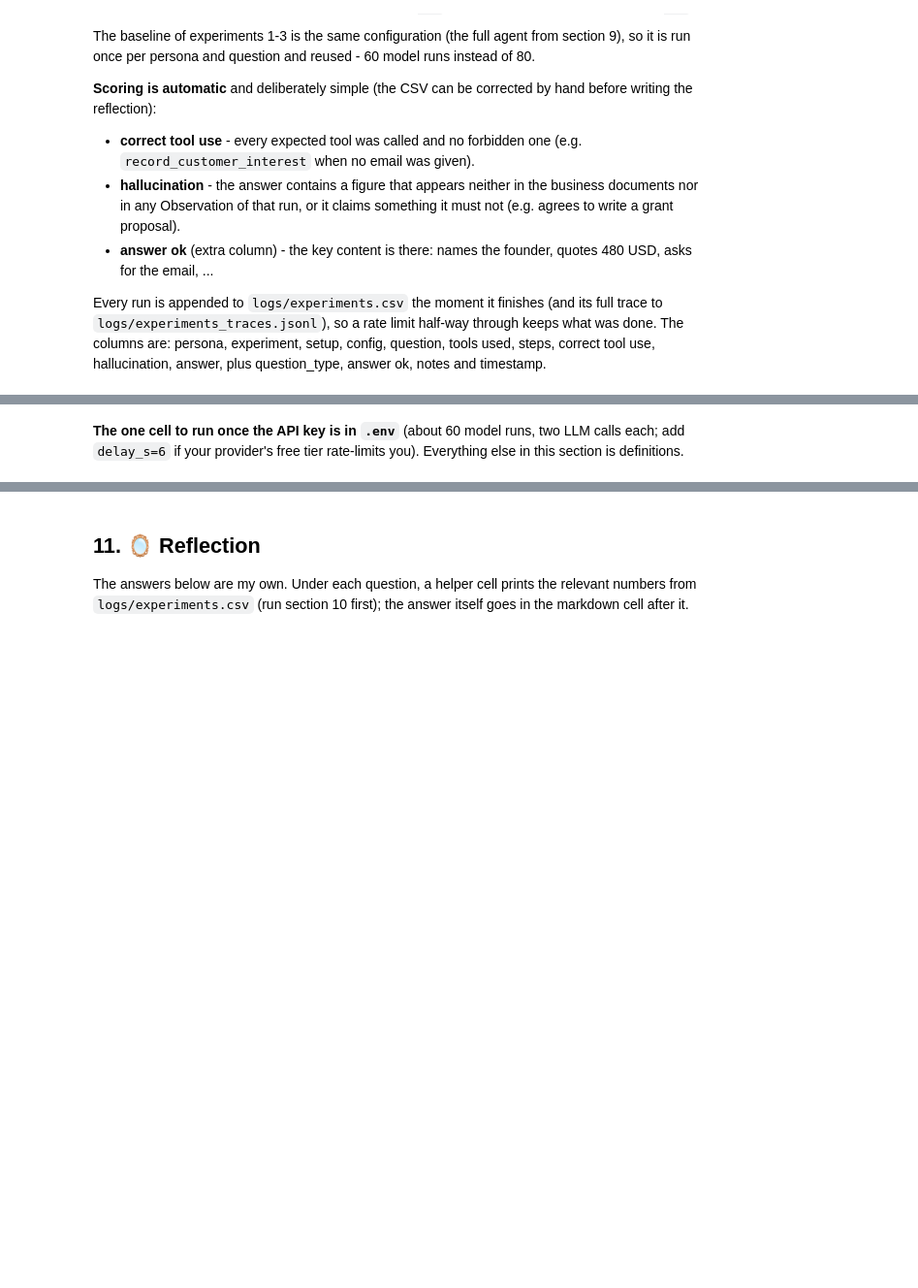
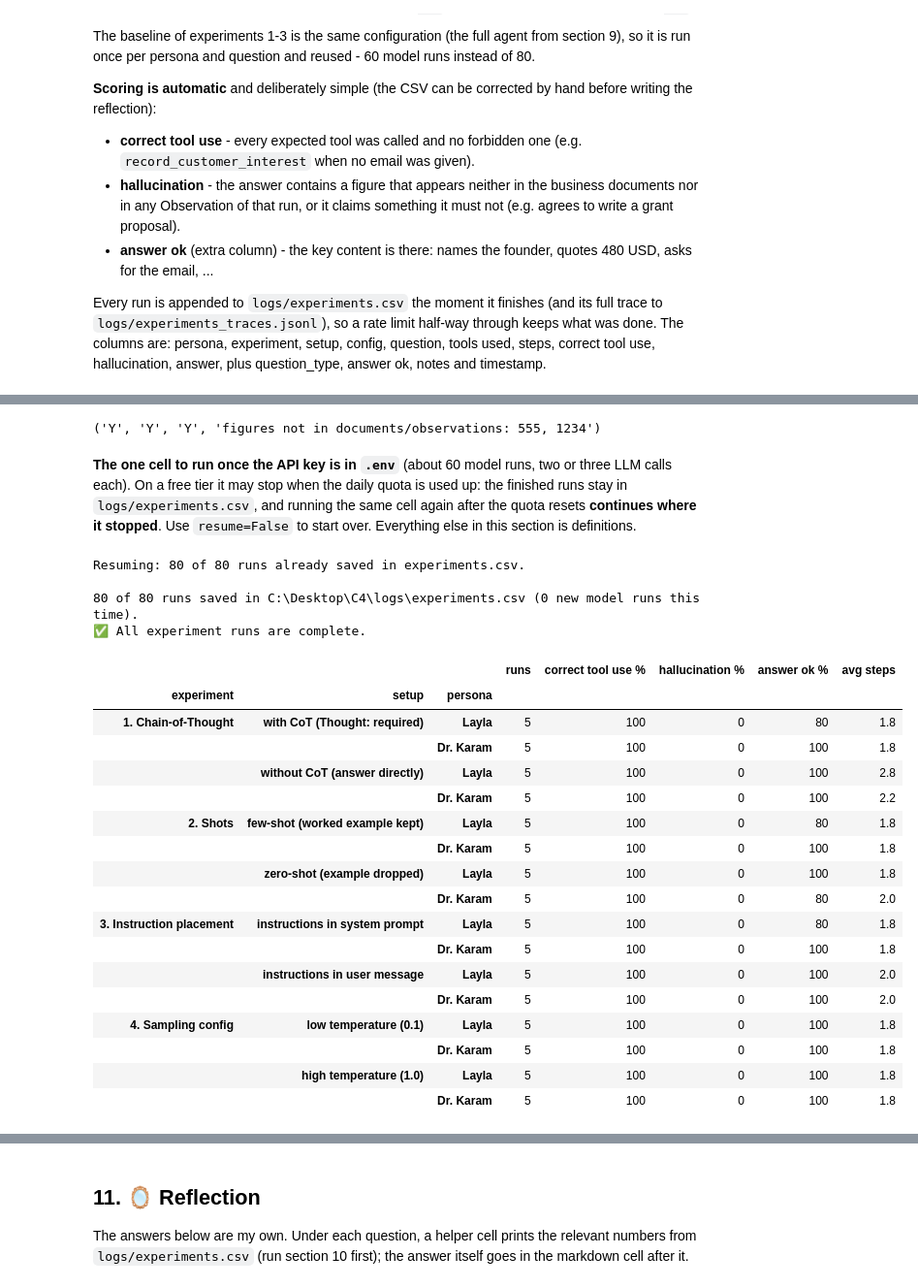
Before and after one commit to zeinasleiman28/C4-reactagent, a Jupyter notebook: c4_react_agent.ipynb, the cells around one changed output, grey strips where cells are left out. Shown at 97% size. Cells and saved outputs as stored; diff of their text form; code cells hidden in the pictures; blank space fills up the shorter version.

```diff
--- a/c4_react_agent.ipynb
+++ b/c4_react_agent.ipynb
@@ -295,22 +335,48 @@ def make_api_kwargs(llm_config):
     return kwargs
 
 
+class QuotaExhaustedError(Exception):
+    """The provider's daily (free-tier) request quota is used up: stop instead of retrying."""
+
+
+QUOTA_EXHAUSTED = False      # set once the daily quota is hit, so later calls fail fast instead of waiting
+RATE_LIMIT_WAIT_S = 60       # pause after a per-minute rate limit before trying again
+
+
 def call_llm(messages, llm_config):
     """One chat-completion call. stop=["Observation:"] prevents the model from inventing tool results."""
+    global QUOTA_EXHAUSTED
     if client is None:
         raise LLMConfigError("No LLM client: add your API key to .env and re-run the Setup cell.")
-    for _ in range(len(llm_config) + 1):
+    if QUOTA_EXHAUSTED:
+        raise QuotaExhaustedError("The daily request quota is used up; try again after it resets.")
+    rate_limit_retries = 0
+    for _ in range(len(llm_config) + 4):
         kwargs = make_api_kwargs(llm_config)
         try:
             response = client.chat.completions.create(
                 model=MODEL, messages=messages, stop=["Observation:"], **kwargs
             )
             return response.choices[0].message.content or ""
+        except openai.RateLimitError as e:
+            # Free tiers have a per-DAY quota (stop) and a per-MINUTE limit (wait and retry).
+            # Google names the quota that was hit, e.g. "GenerateRequestsPerDayPerProjectPerModel-FreeTier".
+            per_day = "PerDay" in str(e)
+            per_minute = "PerMinute" in str(e)
+            if per_day or (not per_minute and rate_limit_retries >= 3):
+                QUOTA_EXHAUSTED = True
+                raise QuotaExhaustedError("The daily request quota is used up; try again after it resets.") from None
+            rate_limit_retries += 1
+            safe_print(f"⏳ Per-minute rate limit reached; waiting {RATE_LIMIT_WAIT_S}s before retrying.")
+            time.sleep(RATE_LIMIT_WAIT_S)
         except openai.BadRequestError as e:
             # The provider refused a setting: find which one, remember it, retry without it.
-            message = str(e)
-            rejected = [k for k in llm_config if k not in UNSUPPORTED_PARAMS
-                        and (k in message or (k == "thinking_budget" and "thinking" in message))]
+            message = str(e).lower()
+            # Providers name the setting ("Unknown name \"top_k\"") or only describe it ("Penalty is not enabled")
+            hints = {"thinking_budget": "thinking", "frequency_penalty": "penalty", "presence_penalty": "penalty"}
+            candidates = [k for k in llm_config if k not in UNSUPPORTED_PARAMS]
+            rejected = ([k for k in candidates if k in message]
+                        or [k for k in candidates if k in hints and hints[k] in message])
             if not rejected:   # the error does not name a setting: drop every non-standard one
                 rejected = [k for k in llm_config if k not in STANDARD_PARAMS and k not in UNSUPPORTED_PARAMS]
             if not rejected:
@@ -831,6 +1120,8 @@ _fake_result = {"answer": "A donor outreach campaign is 600 USD; with the 20% sm
                           {"type": "observation", "tool": "estimate_campaign_package", "result": {"one_time_total_usd": 480}}],
                 "error": None}
 print(score_run(TEST_QUESTIONS[1], _fake_result))   # tools Y, hallucination Y (555, 1234), answer ok Y
+# %% [output]
+('Y', 'Y', 'Y', 'figures not in documents/observations: 555, 1234')
 # %%
 # ---- Running everything and logging to CSV ------------------------------------------------
 import csv
@@ -941,10 +1287,35 @@ def summarize_experiments(df):
                 verdict.append(f"{label}: '{winner}' better by {abs(a[i] - b[i])} run(s)")
         print("  -> " + "; ".join(verdict))
 # %% [markdown]
-**The one cell to run once the API key is in `.env`** (about 60 model runs, two LLM calls each; add
-`delay_s=6` if your provider's free tier rate-limits you). Everything else in this section is definitions.
+**The one cell to run once the API key is in `.env`** (about 60 model runs, two or three LLM calls each).
+On a free tier it may stop when the daily quota is used up: the finished runs stay in `logs/experiments.csv`,
+and running the same cell again after the quota resets **continues where it stopped**. Use `resume=False` to
+start over. Everything else in this section is definitions.
 # %%
-results = run_all_experiments()          # e.g. run_all_experiments(delay_s=6) on a rate-limited free tier
+results = run_all_experiments(delay_s=6)     # resumes from logs/experiments.csv; delay_s for free-tier limits
 comparison_table(results)
+# %% [output]
+Resuming: 80 of 80 runs already saved in experiments.csv.
+
+80 of 80 runs saved in C:\Desktop\C4\logs\experiments.csv (0 new model runs this time).
+✅ All experiment runs are complete.
+|  |  |  | runs | correct tool use % | hallucination % | answer ok % | avg steps |
+| experiment | setup | persona |  |  |  |  |  |
+| 1. Chain-of-Thought | with CoT (Thought: required) | Layla | 5 | 100 | 0 | 80 | 1.8 |
+|  |  | Dr. Karam | 5 | 100 | 0 | 100 | 1.8 |
+|  | without CoT (answer directly) | Layla | 5 | 100 | 0 | 100 | 2.8 |
+|  |  | Dr. Karam | 5 | 100 | 0 | 100 | 2.2 |
+| 2. Shots | few-shot (worked example kept) | Layla | 5 | 100 | 0 | 80 | 1.8 |
+|  |  | Dr. Karam | 5 | 100 | 0 | 100 | 1.8 |
+|  | zero-shot (example dropped) | Layla | 5 | 100 | 0 | 100 | 1.8 |
+|  |  | Dr. Karam | 5 | 100 | 0 | 80 | 2.0 |
+| 3. Instruction placement | instructions in system prompt | Layla | 5 | 100 | 0 | 80 | 1.8 |
+|  |  | Dr. Karam | 5 | 100 | 0 | 100 | 1.8 |
+|  | instructions in user message | Layla | 5 | 100 | 0 | 100 | 2.0 |
+|  |  | Dr. Karam | 5 | 100 | 0 | 100 | 2.0 |
+| 4. Sampling config | low temperature (0.1) | Layla | 5 | 100 | 0 | 100 | 1.8 |
+|  |  | Dr. Karam | 5 | 100 | 0 | 100 | 1.8 |
+|  | high temperature (1.0) | Layla | 5 | 100 | 0 | 100 | 1.8 |
+|  |  | Dr. Karam | 5 | 100 | 0 | 100 | 1.8 |
 # %%
 summarize_experiments(results)
```
Also changed, not shown: parts of 33 cells of this notebook, 4 other files.
